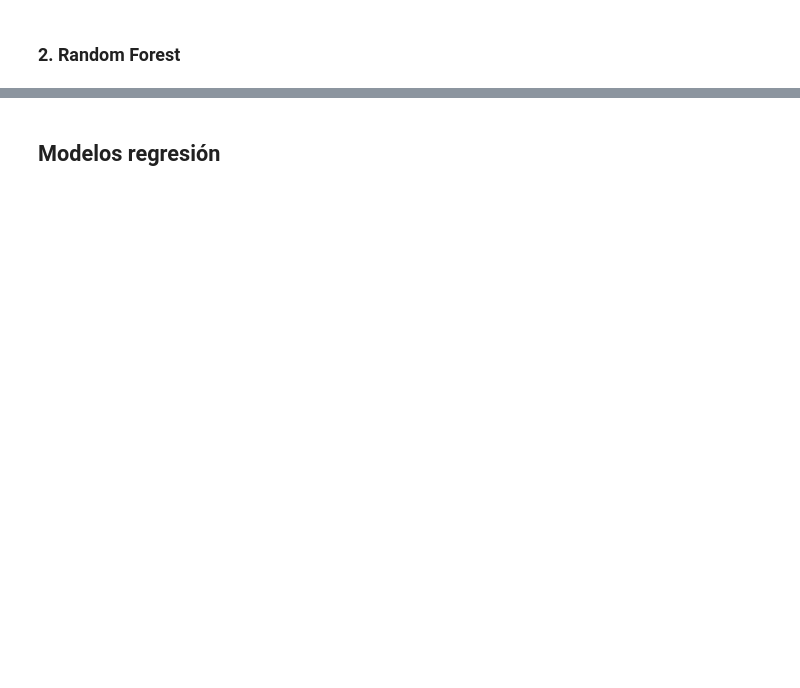
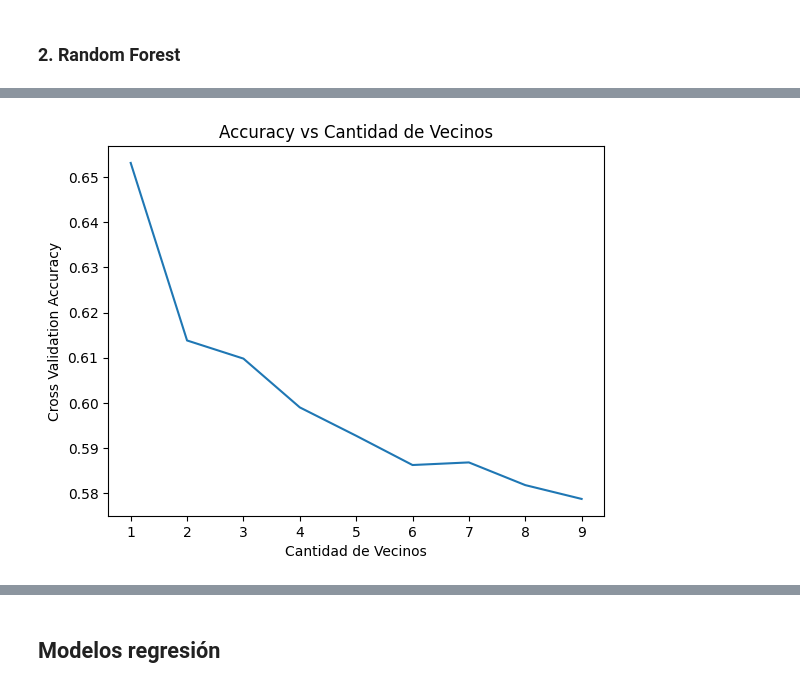
Before and after one commit to Taielmolina01/7506R-1C2024-GRUPO01, a Jupyter notebook: TP1/7606R_TP1_GRUPO01_ENTREGA_N2.ipynb, the cells around one changed output, grey strips where cells are left out. Saved outputs shown, nothing was run; the diff lists cells and outputs as text; code cells hidden in the pictures; blank space fills up the shorter version.

```diff
--- a/TP1/7606R_TP1_GRUPO01_ENTREGA_N2.ipynb
+++ b/TP1/7606R_TP1_GRUPO01_ENTREGA_N2.ipynb
@@ -467,0 +529,25 @@ ConfusionMatrixDisplay(confusion_matrix=cm).plot()
+# %%
+df_clasif()
+
+
+k_range=range(1,10) #canidad de vecinos a probar
+
+k_scores=[] # accuracy para cada K utilizado
+
+for k in k_range:
+    #clasificador Knn
+    knn=KNeighborsClassifier(n_neighbors=k)
+    #uso 10 folds
+    scores=cross_val_score(knn,x_train,y_train,cv=10,scoring='accuracy')
+    #promedio las 10 métricas
+    k_scores.append(scores.mean())
+# %%
+#ploteamos accuracy vs cantidad de vecinos
+plt.plot(k_range, k_scores)
+plt.xlabel('Cantidad de Vecinos')
+plt.ylabel('Cross Validation Accuracy')
+plt.title('Accuracy vs Cantidad de Vecinos')
+plt.xticks(k_range)
+plt.show()
+# %% [output]
+[figure, added]
```
Also changed, not shown: parts of 46 cells of this notebook, 2 other files.
